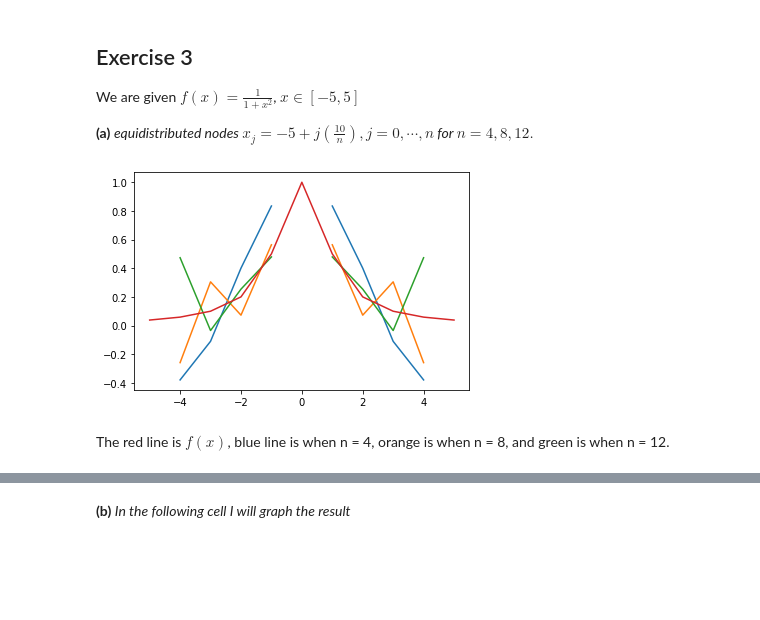
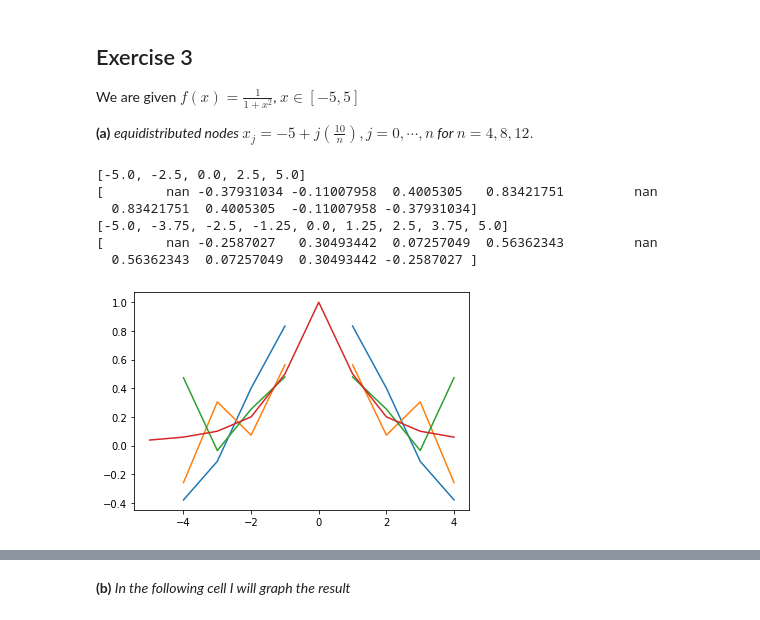
Before and after one commit to kellygnaw1/numAnal, a Jupyter notebook: hw02.ipynb, the cells around one changed output, grey strips where cells are left out. Cells and saved outputs as stored; diff of their text form; code cells hidden in the pictures; blank space fills up the shorter version.

```diff
--- a/hw02.ipynb
+++ b/hw02.ipynb
@@ -122,40 +122,45 @@ func(fb1, xb1)
 
 #list for when n = 8
 xb2 = []
 buildB(xb2, 8)
 fb2 = []
 func(fb2, xb2)
 
 #list for when n = 12
 xb3 = []
 buildB(xb3, 12)
 fb3 = []
 func(fb3, xb3)
 
 #list for when n = 100
 xb4 = []
 buildB(xb4, 100)
 fb4 = []
 func(fb4, xb4)
 #########################################################################
 
-#function and x
-x = [-5, -4, -3, -2, -1, 0, 1, 2, 3, 4, 5]
-f = [0.03846153846, 0.05882352941, 0.1, 0.2, 0.5, 1, 0.5, 0.2, 0.1, 0.05882352941, 0.03846153846]
-
-a = np.array(range(-5,6))
+a = np.array(range(-5,5))
 b1 = equalBary(a, x1, f1, 4)
+print(x1)
+print(b1)
 plt.plot(a,b1)
 
 b2 = equalBary(a, x2, f2, 8)
+print(x2)
+print(b2)
 plt.plot(a, b2)
 
 b3 = equalBary(a, x3, f3, 12)
 plt.plot(a, b3)
-
-plt.plot(x, f)
+f = []
+func(f, a)
+plt.plot(a, f)
 plt.show()
 # %% [output]
+[-5.0, -2.5, 0.0, 2.5, 5.0]
+[        nan -0.37931034 -0.11007958  0.4005305   0.83421751         nan
+  0.83421751  0.4005305  -0.11007958 -0.37931034]
+[-5.0, -3.75, -2.5, -1.25, 0.0, 1.25, 2.5, 3.75, 5.0]
+[        nan -0.2587027   0.30493442  0.07257049  0.56362343         nan
+  0.56362343  0.07257049  0.30493442 -0.2587027 ]
-[figure, old version]
+[figure, new version]
-# %% [markdown]
-The red line is $f(x)$, blue line is when n = 4, orange is when n = 8, and green is when n = 12.
```
Also changed, not shown: parts of 4 cells of this notebook.
